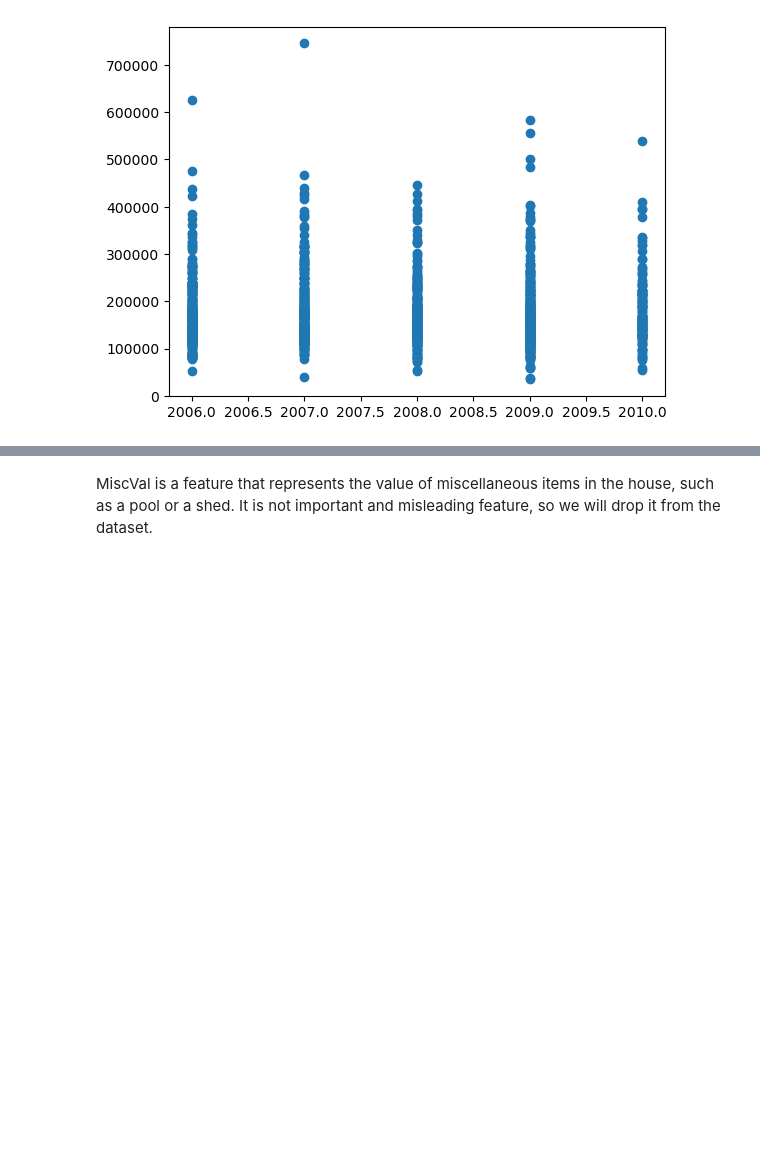
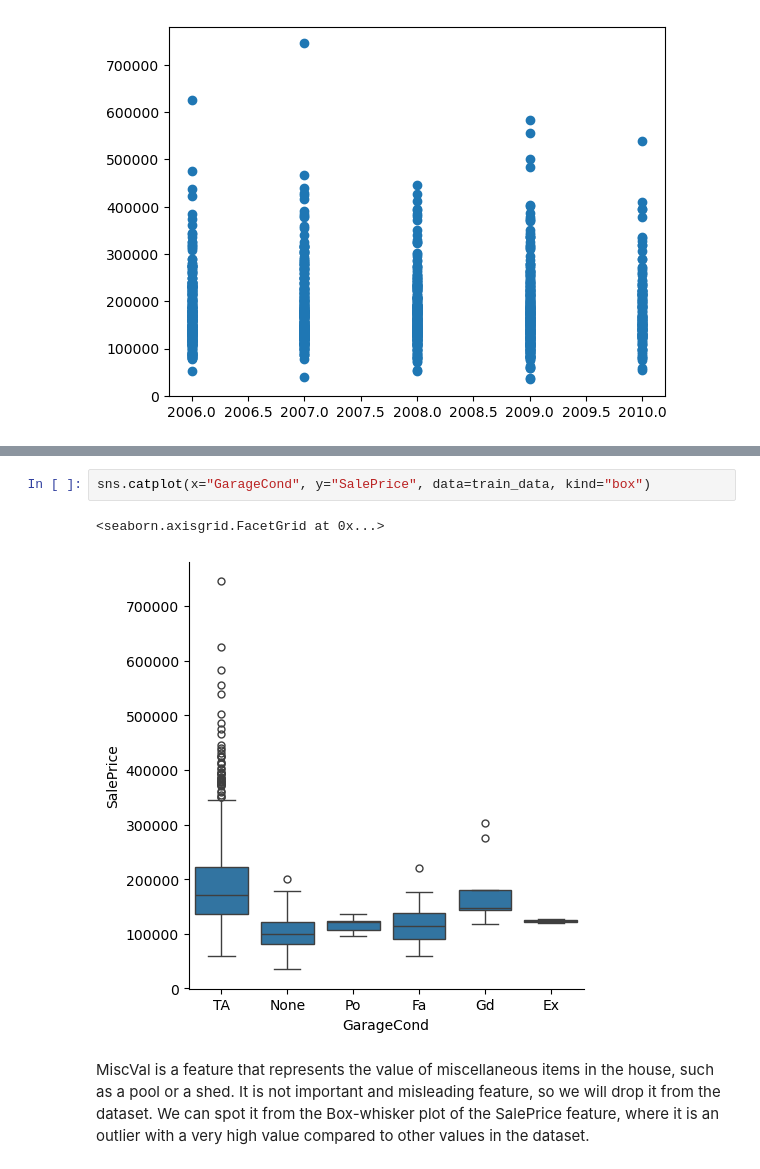
Before and after one commit to felixfaruix/kaggle-competitions, a Jupyter notebook: notebooks/HousePrices/house_prices_regression.ipynb, the cells around one changed output, grey strips where cells are left out. Cells and saved outputs as stored; diff of their text form; blank space fills up the shorter version.

```diff
--- a/notebooks/HousePrices/house_prices_regression.ipynb
+++ b/notebooks/HousePrices/house_prices_regression.ipynb
@@ -349,5 +393,11 @@ plt.scatter(x="YrSold", y="SalePrice", data=train_data)
+# %%
+sns.catplot(x="GarageCond", y="SalePrice", data=train_data, kind="box")
+# %% [output]
+<seaborn.axisgrid.FacetGrid at 0x...>
+[figure, added]
 # %% [markdown]
 MiscVal is a feature that represents the value of miscellaneous items in the house, such as a pool or a shed. It is not important and misleading feature, so we will drop it from the dataset.
+We can spot it from the Box-whisker plot of the SalePrice feature, where it is an outlier with a very high value compared to other values in the dataset.
 # %%
 from sklearn.preprocessing import StandardScaler
 from sklearn.pipeline import Pipeline
```
Also changed, not shown: parts of 11 cells of this notebook.
